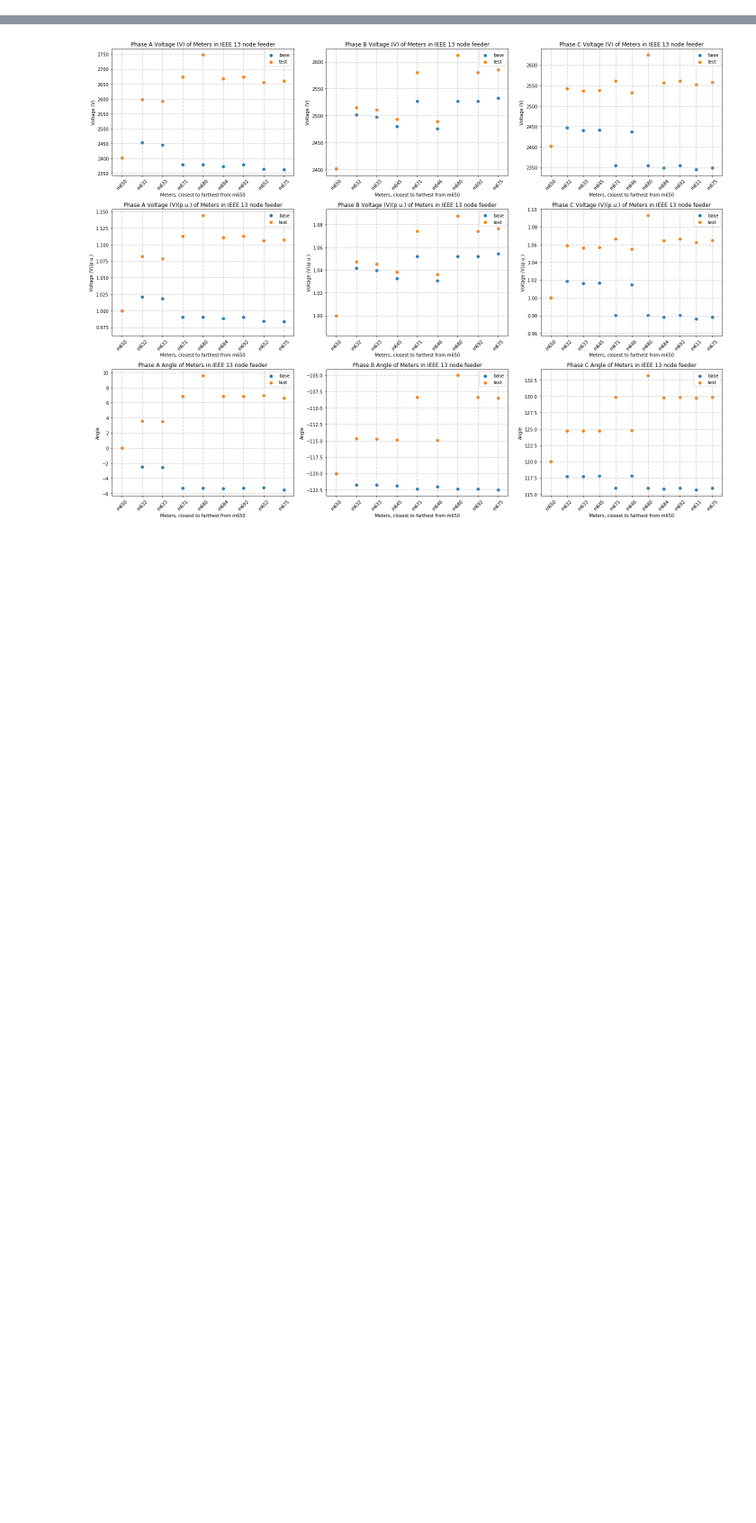
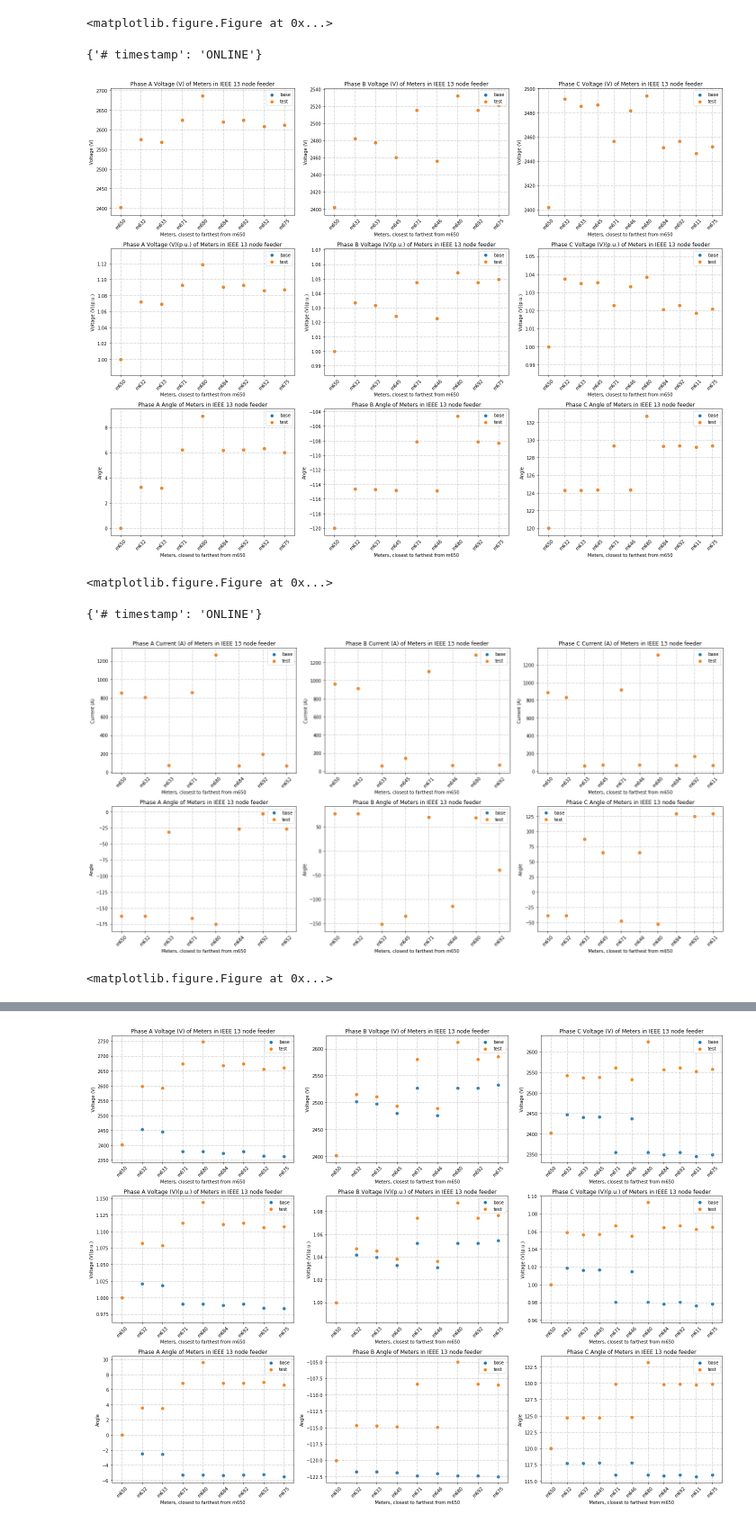
Before and after one commit to elinxie/gridlabd_BECI, a Jupyter notebook: cmp_gridlabd_results.ipynb, the cells around one changed output, grey strips where cells are left out. Shown at 90% size. Saved outputs shown, nothing was run; the diff lists cells and outputs as text; code cells hidden in the pictures; blank space fills up the shorter version.

```diff
--- a/cmp_gridlabd_results.ipynb
+++ b/cmp_gridlabd_results.ipynb
@@ -137,7 +137,7 @@ def remove_zeros_from_dict(my_dict):
     return cp_dict
 # %%
 # how do we deal with the transformer without taking it out of relevance? Ask this later to the professor.
-def add_axes_data(ax, y_lines_lst, y_lines_lbls, lbl_lst, y_label, phase):
+def add_axes_data(ax, y_lines_lst, y_lines_lbls, lbl_lst, y_label, phase,mname_lst):
     if (len(y_lines_lst) < 1 or len(y_lines_lst) != len(y_lines_lbls)):
         return
     a_lst = y_lines_lst[0]
@@ -215,15 +215,15 @@ def four_dict_plt(a_dict_lst, b_dict_lst, c_dict_lst, d_dict_lst,
         y_label = ylabel1
         a_lst, b_lst, lbl_lst_1 = give_lsts_and_lbls(a_dict, b_dict, mname_lst, 1,ex_lst=ex_lst)
         err_lst = [ abs(b-a)/ a * 100 if (a != 0) else 0.0 for a,b in zip(a_lst, b_lst)]
-        add_axes_data(ax_lst[0][i], [a_lst, b_lst],[l1_name, l2_name], lbl_lst_1, y_label, phase)
+        add_axes_data(ax_lst[0][i], [a_lst, b_lst],[l1_name, l2_name], lbl_lst_1, y_label, phase, mname_lst)
         if (toggle_error):
             add_axes_data(e_lst[0][i], [err_lst],['error'], mname_lst, 'error %', phase)
         y_label = ylabel2
         c_lst, d_lst, lbl_lst_2 = give_lsts_and_lbls(c_dict, d_dict, lbl_lst_1, 1,ex_lst=ex_lst)
         err_lst = [ b-a for a,b in zip(c_lst, d_lst)]
-        add_axes_data(ax_lst[ang_index][i], [c_lst, d_lst],[l1_name, l2_name], lbl_lst_2, y_label, phase)
+        add_axes_data(ax_lst[ang_index][i], [c_lst, d_lst],[l1_name, l2_name], lbl_lst_2, y_label, phase, mname_lst)
         if (toggle_error):
-            add_axes_data(e_lst[1][i], [err_lst],['error'], mname_lst, 'error degree diff', phase)
+            add_axes_data(e_lst[1][i], [err_lst],['error'], mname_lst, 'error degree diff', phase, mname_lst)
 
 
 # now make set of graphs for p.u.
@@ -237,7 +237,7 @@ def four_dict_plt(a_dict_lst, b_dict_lst, c_dict_lst, d_dict_lst,
             phase = letter
             y_label = ylabel1 + "(p.u.)"
             f_lst, g_lst, lbl_lst_3 = give_lsts_and_lbls(a_dict, b_dict, mname_lst, pu_volt, ex_lst=ex_lst)
-            add_axes_data(ax_lst[pu_index][i], [f_lst, g_lst],[l1_name, l2_name], lbl_lst_3, y_label, phase)
+            add_axes_data(ax_lst[pu_index][i], [f_lst, g_lst],[l1_name, l2_name], lbl_lst_3, y_label, phase, mname_lst)
 
     m_fig.tight_layout()
     m_fig.savefig('cmpIEEE13plts/' + filename)
@@ -469,0 +459,63 @@ compare_inverter_data_current(['time_results/measured_current_A_pv_control.csv',
+# %%
+# compare pv before and after changes
+
+compare_gridlab_inverter_csv_voltage(['time_results/voltageA_pv_control.csv',
+                                      'time_results/voltageB_pv_control.csv',
+                                      'time_results/voltageC_pv_control.csv'],
+                        ['time_results/voltageA_pv2.csv',
+                          'time_results/voltageB_pv2.csv',
+                          'time_results/voltageC_pv2.csv'],
+                         'Voltage_csv_pv_cmp_2',
+                        'time_results/inverter_pv2.csv',
+                            timestep=12,
+                            phase_xml='IEEE13_pv1.xml', toggle_error=False)
+compare_gridlab_inverter_csv_voltage(['time_results/voltageA_pv_control.csv',
+                                      'time_results/voltageB_pv_control.csv',
+                                      'time_results/voltageC_pv_control.csv'],
+                        ['time_results/voltageA_pv2.csv',
+                          'time_results/voltageB_pv2.csv',
+                          'time_results/voltageC_pv2.csv'],
+                         'Voltage_csv_pv_cmp_2',
+                        'time_results/inverter_pv2.csv',
+                            timestep=13,
+                            phase_xml='IEEE13_pv1.xml', toggle_error=False)
+
+
+compare_gridlab_csv_current(['time_results/measured_current_A_pv_control.csv',
+                             'time_results/measured_current_B_pv_control.csv',
+                             'time_results/measured_current_C_pv_control.csv'],
+                     ['time_results/measured_current_A_pv2.csv',
+                      'time_results/measured_current_B_pv2.csv',
+                      'time_results/measured_current_C_pv2.csv'],
+                      filename='Current_csv_pv_cmp_2',
+                        timestep=12,
+                        phase_xml="IEEE13_pv1.xml", toggle_error=False)
+compare_gridlab_csv_current(['time_results/measured_current_A_pv_control.csv',
+                             'time_results/measured_current_B_pv_control.csv',
+                             'time_results/measured_current_C_pv_control.csv'],
+                     ['time_results/measured_current_A_pv2.csv',
+                      'time_results/measured_current_B_pv2.csv',
+                      'time_results/measured_current_C_pv2.csv'],
+                      filename='Current_csv_pv_cmp_2',
+                        timestep=13,
+                        phase_xml="IEEE13_pv1.xml", toggle_error=False)
+
+compare_inverter_data_voltage(['time_results/voltageA_pv_control.csv',
+                                      'time_results/voltageB_pv_control.csv',
+                                      'time_results/voltageC_pv_control.csv'],
+                        ['time_results/voltageA_pv2.csv',
+                          'time_results/voltageB_pv2.csv',
+                          'time_results/voltageC_pv2.csv'],
+                         filename='Voltage_inverter_pv_cmp2',
+                            toggle_error=False)
+
+
+compare_inverter_data_current(['time_results/measured_current_A_pv_control.csv',
+                             'time_results/measured_current_B_pv_control.csv',
+                             'time_results/measured_current_C_pv_control.csv'],
+                     ['time_results/measured_current_A_pv2.csv',
+                      'time_results/measured_current_B_pv2.csv',
+                      'time_results/measured_current_C_pv2.csv'],
+                      filename='Current_inverter_pv_cmp2',
+                        toggle_error=False)
+# %% [output]
@@ -469,0 +523,7 @@ compare_inverter_data_current(['time_results/measured_current_A_pv_control.csv',
+<matplotlib.figure.Figure at 0x...>
+{'# timestamp': 'ONLINE'}
+[figure, added]
+<matplotlib.figure.Figure at 0x...>
+{'# timestamp': 'ONLINE'}
+[figure, added]
+<matplotlib.figure.Figure at 0x...>
```
Also changed, not shown: parts of 3 cells of this notebook, 12 other files.
